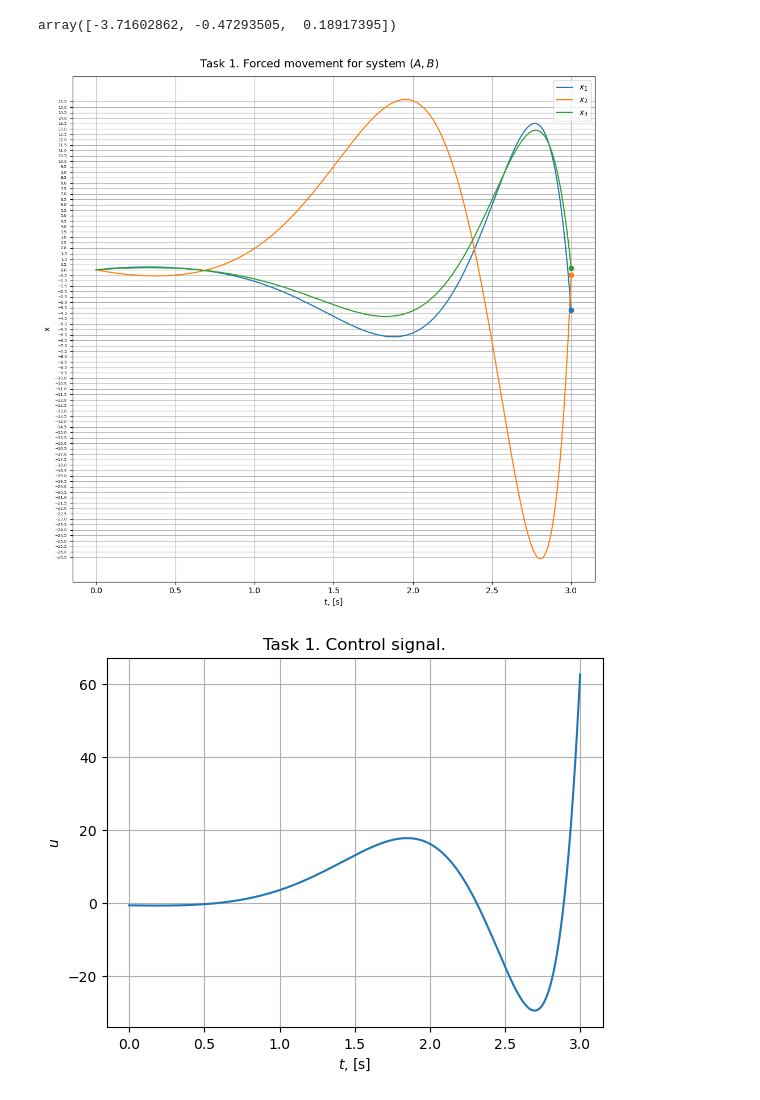
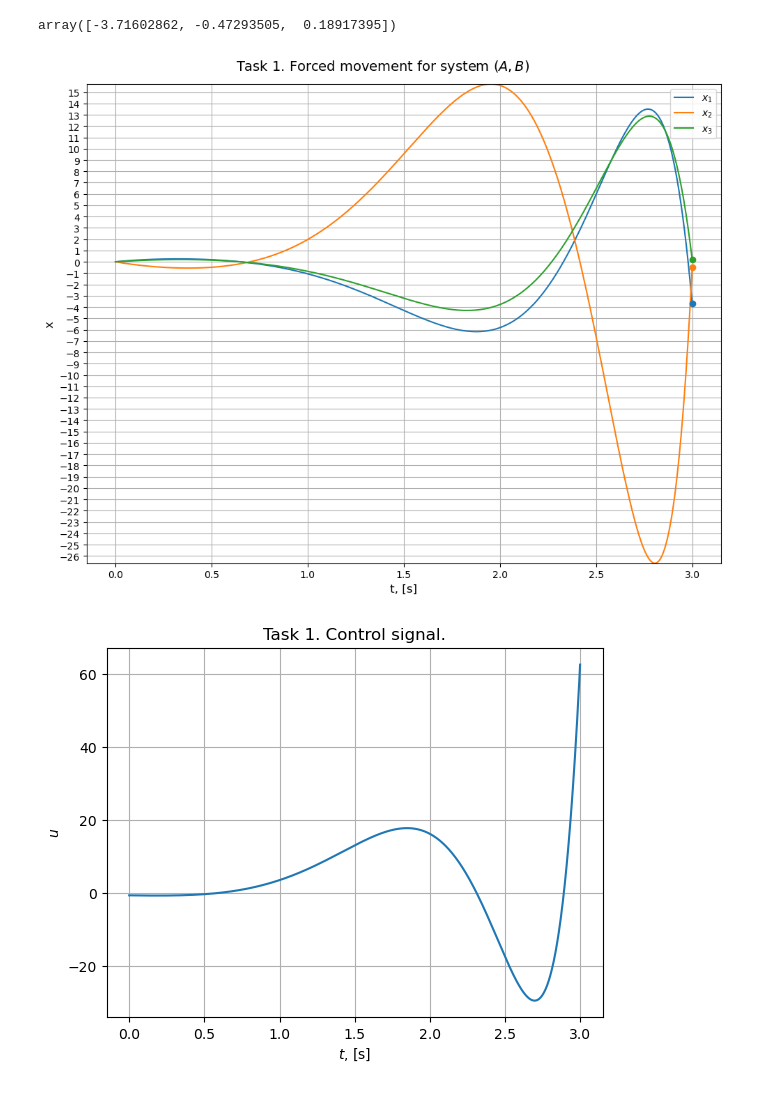
Before and after one commit to mfclabber/itmo_automatic_control_theory, a Jupyter notebook: lab1/lab1.ipynb, the cells around one changed output. Cells and saved outputs as stored; diff of their text form; code cells hidden in the pictures.

```diff
--- a/lab1/lab1.ipynb
+++ b/lab1/lab1.ipynb
@@ -219,30 +212,45 @@ sys_out.states[:,-1]
 # %% [output]
 array([-3.71602862, -0.47293505,  0.18917395])
 # %%
-fig, ax = plt.subplots(figsize=(10, 10))
+import matplotlib.pyplot as plt
+
+fig, ax = plt.subplots(figsize=(10, 8))  # Размер фигуры
 fig.suptitle(r"Task 1. Forced movement for system $(A, B)$", fontsize=14)
 
+# Построение графиков
 for j in range(3):
     line, = ax.plot(time_1, sys_out.states[j, :], label=rf"$x_{{{j+1}}}$")
     ax.scatter(time_1[-1], sys_out.states[j, -1], color=line.get_color(), zorder=100)
-    # ax.text(time_1[-1] + 0.05, sys_out.states[j, -1], f"{sys_out.states[j, -1]:.2f}",
-    #         fontsize=9, color=line.get_color(), ha='left', va='bottom')
 
-ax.set_xlabel("t, [s]")
-ax.set_ylabel("x")
-ax.grid(True)
-ax.legend()
+# Настройка осей
+ax.set_xlabel("t, [s]", fontsize=12)
+ax.set_ylabel("x", fontsize=12)
 
+# Настройка сетки
+ax.grid(True, which='both', linestyle='--', linewidth=0.5)  # Вспомогательные линии сетки
+ax.grid(True, which='major', linestyle='-', linewidth=0.8)  # Основные линии сетки
+
+# Определение границ оси y
 y_min = min(sys_out.states.flatten())
 y_max = max(sys_out.states.flatten())
-ax.set_yticks([i * 0.5 for i in range(int(y_min * 2), int(y_max * 2) + 1)])
+padding = 0.1 * (y_max - y_min)  # Добавляем 10% от диапазона данных для отступа
+ax.set_ylim(y_min, y_max)  # Устанавливаем границы с отступом
 
-ax.tick_params(axis='y', labelsize=5)
+# Настройка подписей на оси y
+ax.set_yticks([i * 1.0 for i in range(int(y_min), int(y_max) + 1)])
+ax.tick_params(axis='y', labelsize=10)  # Увеличиваем размер шрифта подписей на оси y
+ax.tick_params(axis='x', labelsize=10)  # Увеличиваем размер шрифта подписей на оси x
 
+# Легенда
+ax.legend(fontsize=10)
+
+# Улучшение отступов
 plt.tight_layout()
+
+# Показать график
 plt.show()
 # %% [output]
-[figure, old version]
+[figure, new version]
 # %%
 plt.plot(time_1,u_s)
 plt.title("Task 1. Control signal.")
```
Also changed, not shown: parts of 2 cells of this notebook, 4 other files.
